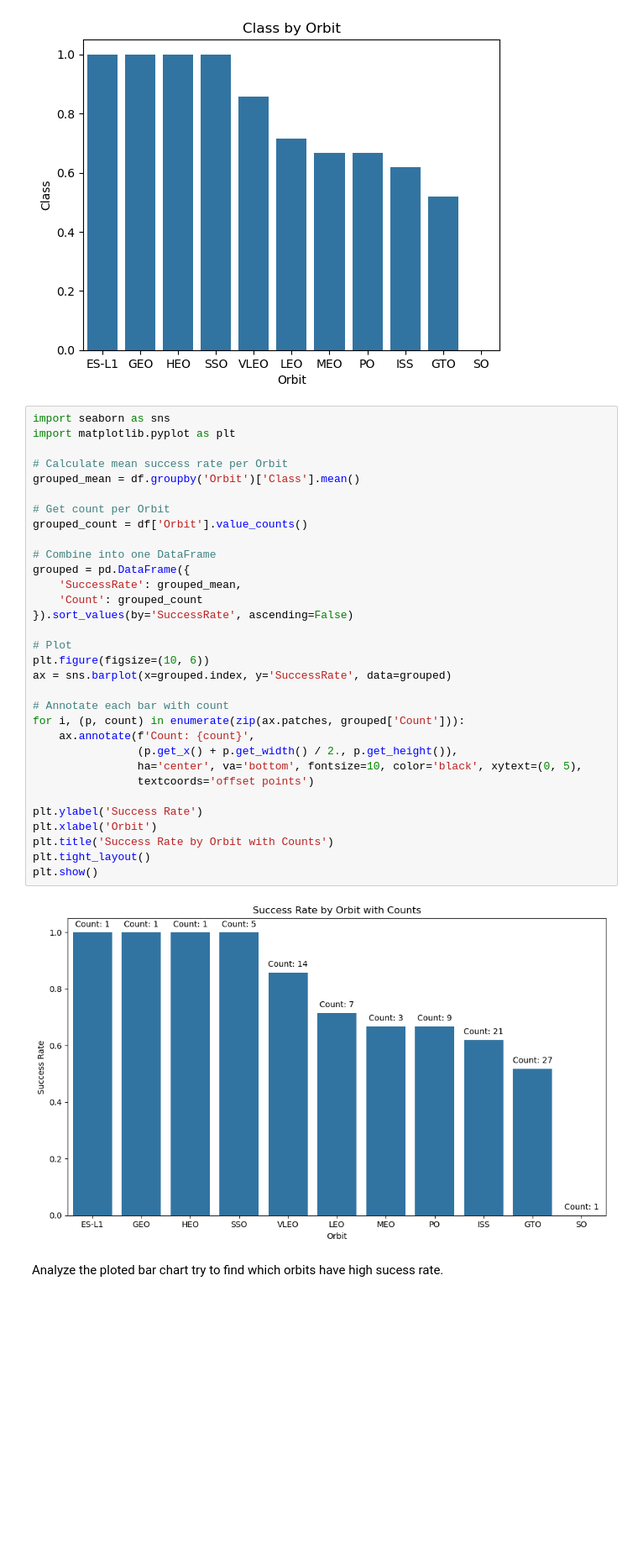
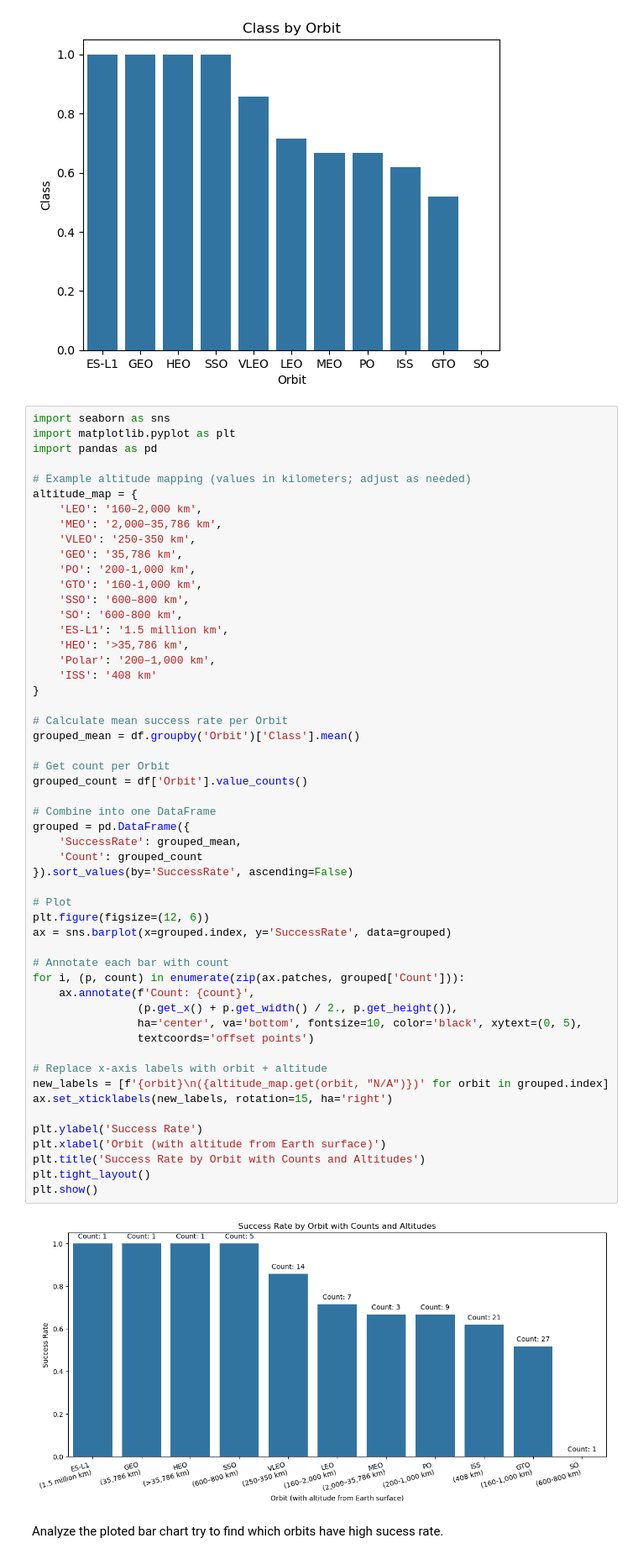
Before and after one commit to G-flatminor/Capstone-project-Space-X-, a Jupyter notebook: jupyter-labs-eda-dataviz-v2.ipynb, the cells around one changed output. Shown at 84% size. Drawn from its saved outputs; the diff is of its cells as text; blank space fills up the shorter version.

Commit message:
Launch data EDA with data visualization (revised)
Some code was revised for a better plot.

```diff
--- a/jupyter-labs-eda-dataviz-v2.ipynb
+++ b/jupyter-labs-eda-dataviz-v2.ipynb
@@ -149,37 +149,58 @@ Text(0.5, 1.0, 'Class by Orbit')
 # %%
 import seaborn as sns
 import matplotlib.pyplot as plt
+import pandas as pd
+
+# Example altitude mapping (values in kilometers; adjust as needed)
+altitude_map = {
+    'LEO': '160–2,000 km',
+    'MEO': '2,000–35,786 km',
+    'VLEO': '250-350 km',
+    'GEO': '35,786 km',
+    'PO': '200-1,000 km',
+    'GTO': '160-1,000 km',
+    'SSO': '600–800 km',
+    'SO': '600-800 km',
+    'ES-L1': '1.5 million km',
+    'HEO': '>35,786 km',
+    'Polar': '200–1,000 km',
+    'ISS': '408 km'
+}
 
 # Calculate mean success rate per Orbit
 grouped_mean = df.groupby('Orbit')['Class'].mean()
 
 # Get count per Orbit
 grouped_count = df['Orbit'].value_counts()
 
 # Combine into one DataFrame
 grouped = pd.DataFrame({
     'SuccessRate': grouped_mean,
     'Count': grouped_count
 }).sort_values(by='SuccessRate', ascending=False)
 
 # Plot
-plt.figure(figsize=(10, 6))
+plt.figure(figsize=(12, 6))
 ax = sns.barplot(x=grouped.index, y='SuccessRate', data=grouped)
 
 # Annotate each bar with count
 for i, (p, count) in enumerate(zip(ax.patches, grouped['Count'])):
     ax.annotate(f'Count: {count}',
                 (p.get_x() + p.get_width() / 2., p.get_height()),
                 ha='center', va='bottom', fontsize=10, color='black', xytext=(0, 5),
                 textcoords='offset points')
 
+# Replace x-axis labels with orbit + altitude
+new_labels = [f'{orbit}\n({altitude_map.get(orbit, "N/A")})' for orbit in grouped.index]
+ax.set_xticklabels(new_labels, rotation=15, ha='right')
+
 plt.ylabel('Success Rate')
-plt.xlabel('Orbit')
-plt.title('Success Rate by Orbit with Counts')
+plt.xlabel('Orbit (with altitude from Earth surface)')
+plt.title('Success Rate by Orbit with Counts and Altitudes')
 plt.tight_layout()
 plt.show()
 # %% [output]
-[figure, old version]
+[figure, new version]
 # %% [markdown]
 Analyze the ploted bar chart try to find which orbits have high sucess rate.
 # %% [markdown]
```
Also changed, not shown: parts of 4 cells of this notebook.
